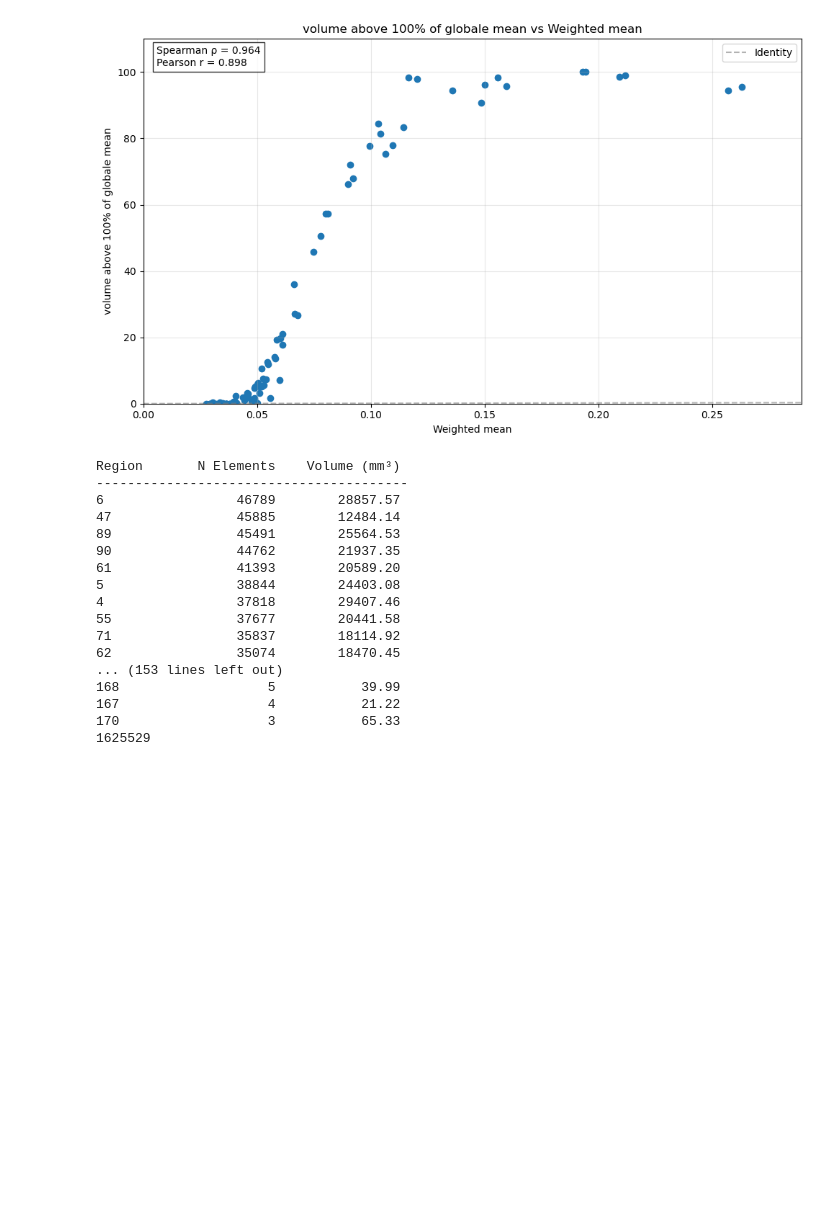
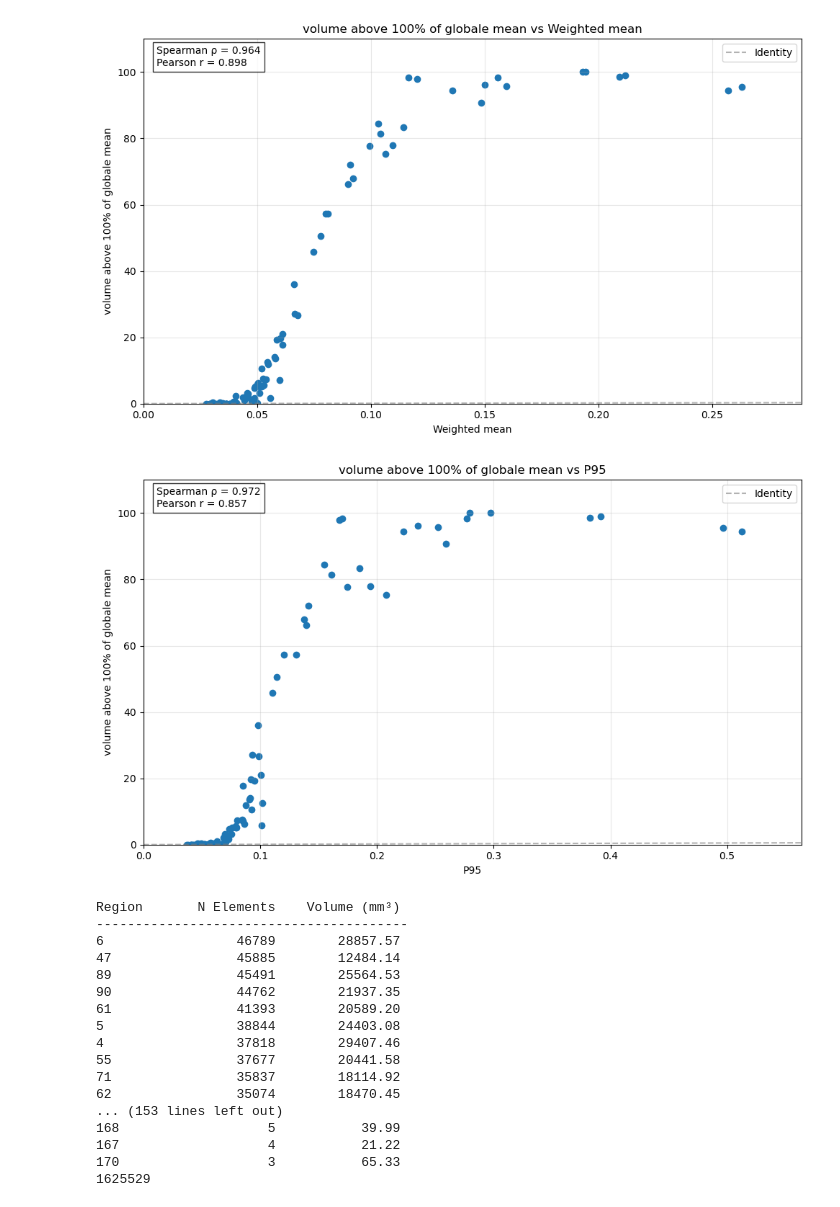
Before and after one commit to BastienBedard/SimNIBS_edits_2026, a Jupyter notebook: analysis/graph_TMS.ipynb, the cells around one changed output. Drawn from its saved outputs; the diff is of its cells as text; code cells hidden in the pictures; blank space fills up the shorter version.

Commit message:
Cleanup in graph

```diff
--- a/analysis/graph_TMS.ipynb
+++ b/analysis/graph_TMS.ipynb
@@ -179,6 +178,16 @@ fig, ax = scatter_metrics(
 )
 # %% [output]
 [figure]
+# %%
+# scatter plot for mean-fraction above 100% mean
+fig, ax = scatter_metrics(
+    p.top_percentile_volume(),
+    p.fraction_above_threshold(100),
+    "P95",
+    "volume above 100% of globale P95"
+)
+# %% [output]
+[figure, added]
 # %%
 # ── Region Stats ────────────────────────────────────────────────────
 n     = 169
```
Also changed, not shown: parts of 3 cells of this notebook.
